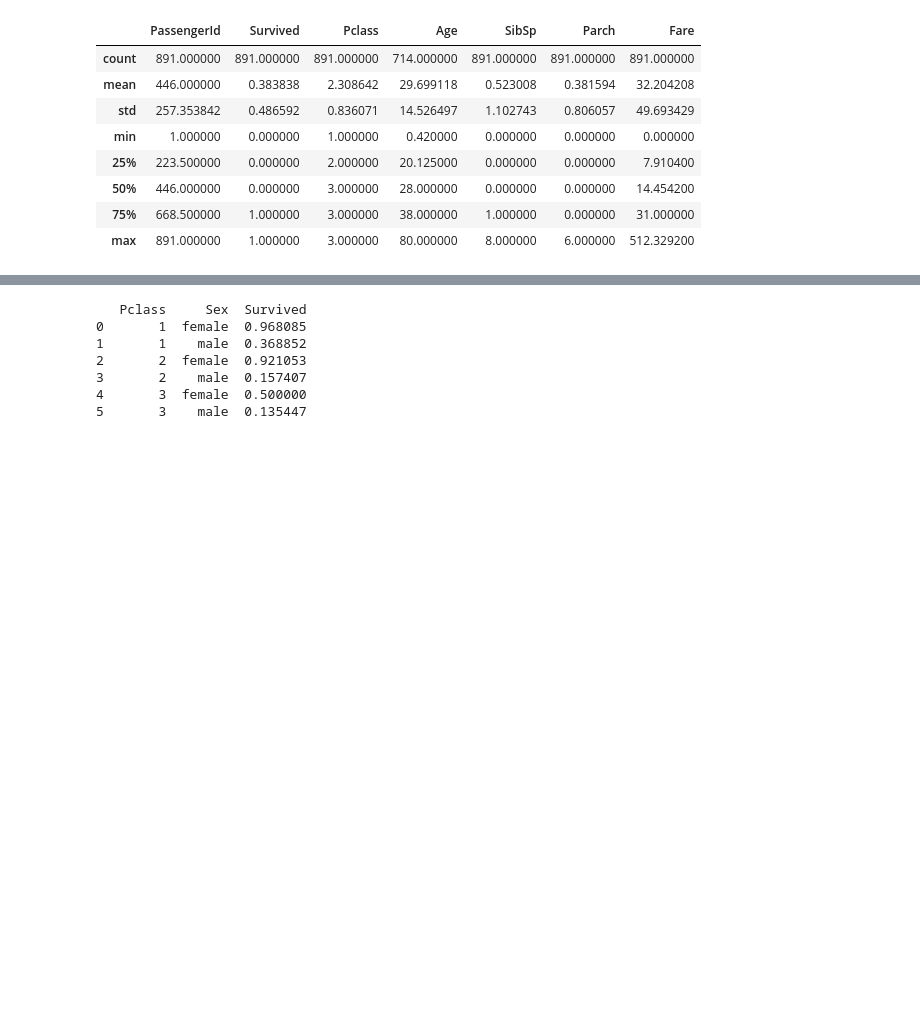
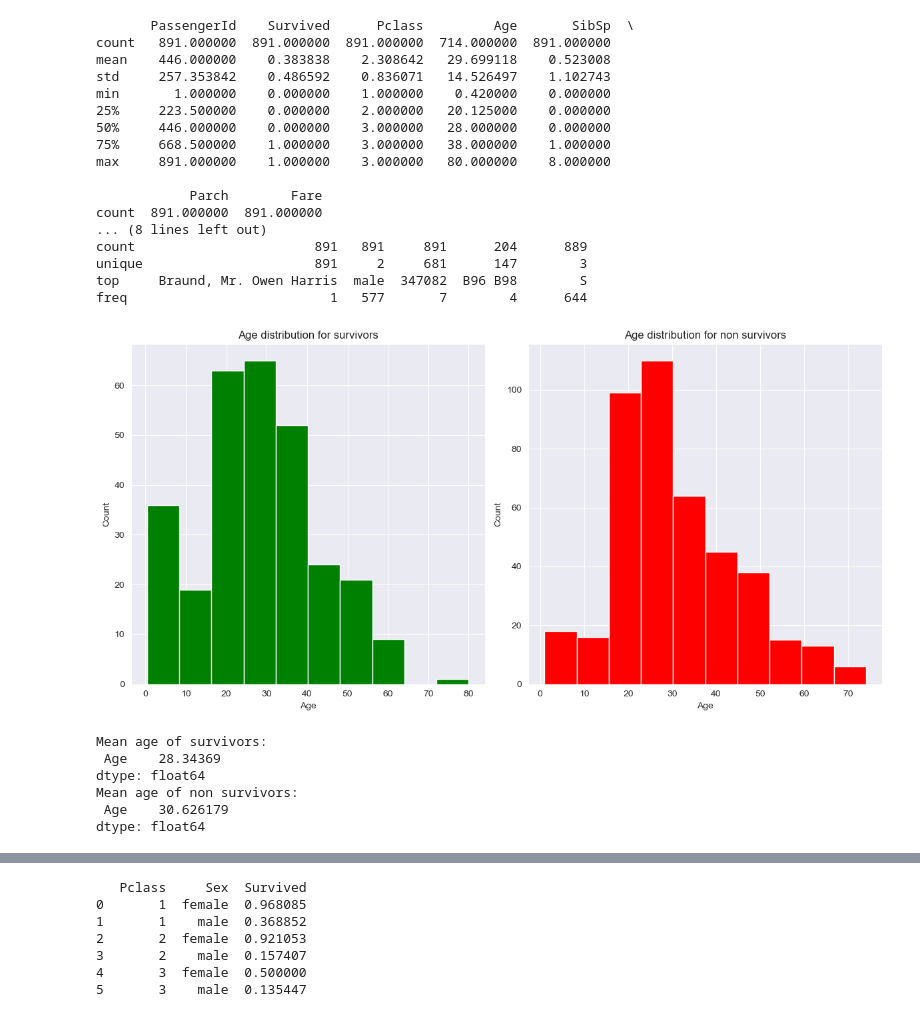
Before and after one commit to filcampos00/ML-titanic, a Jupyter notebook: src/titanic_notebook.ipynb, the cells around one changed output, grey strips where cells are left out. Drawn from its saved outputs; the diff is of its cells as text; code cells hidden in the pictures; blank space fills up the shorter version.

```diff
--- a/src/titanic_notebook.ipynb
+++ b/src/titanic_notebook.ipynb
@@ -99,43 +77,58 @@ KeyError: 'Embarked'
 # %%
 # Get the main statistics of numerical features
-train_df.describe()
-
 # analisar estes dados tipo media de survived
-
-# train_df.describe(include=['O'])
+print(train_df.describe())
+print(train_df.describe(include=['O']))
 # %% [output]
-|  | PassengerId | Survived | Pclass | Age | SibSp | Parch | Fare |
-| count | 891.000000 | 891.000000 | 891.000000 | 714.000000 | 891.000000 | 891.000000 | 891.000000 |
-| mean | 446.000000 | 0.383838 | 2.308642 | 29.699118 | 0.523008 | 0.381594 | 32.204208 |
-| std | 257.353842 | 0.486592 | 0.836071 | 14.526497 | 1.102743 | 0.806057 | 49.693429 |
-| min | 1.000000 | 0.000000 | 1.000000 | 0.420000 | 0.000000 | 0.000000 | 0.000000 |
-| 25% | 223.500000 | 0.000000 | 2.000000 | 20.125000 | 0.000000 | 0.000000 | 7.910400 |
-| 50% | 446.000000 | 0.000000 | 3.000000 | 28.000000 | 0.000000 | 0.000000 | 14.454200 |
-| 75% | 668.500000 | 1.000000 | 3.000000 | 38.000000 | 1.000000 | 0.000000 | 31.000000 |
-| max | 891.000000 | 1.000000 | 3.000000 | 80.000000 | 8.000000 | 6.000000 | 512.329200 |
+       PassengerId    Survived      Pclass         Age       SibSp  \
+count   891.000000  891.000000  891.000000  714.000000  891.000000
+mean    446.000000    0.383838    2.308642   29.699118    0.523008
+std     257.353842    0.486592    0.836071   14.526497    1.102743
+min       1.000000    0.000000    1.000000    0.420000    0.000000
+25%     223.500000    0.000000    2.000000   20.125000    0.000000
+50%     446.000000    0.000000    3.000000   28.000000    0.000000
+75%     668.500000    1.000000    3.000000   38.000000    1.000000
+max     891.000000    1.000000    3.000000   80.000000    8.000000
+
+            Parch        Fare
+count  891.000000  891.000000
+... (8 lines left out)
+count                       891   891     891      204      889
+unique                      891     2     681      147        3
+top     Braund, Mr. Owen Harris  male  347082  B96 B98        S
+freq                          1   577       7        4      644
 # %%
 # survivors and non survivors by age
-# survived_df = train_df[train_df['Survived'] == 1][['Age']]
-# not_survived_df = train_df[train_df['Survived'] == 0][['Age']]
-#
-# plt.figure(figsize=(12, 6))
-#
-# plt.subplot(1,2,1)
-# plt.hist(survived_df['Age'].dropna(), color='green')
-# plt.title('Age distribution for survivors')
-# plt.xlabel('Age')
-# plt.ylabel('Count')
-#
-# plt.subplot(1, 2, 2)
-# plt.hist(not_survived_df['Age'].dropna(), color='red')
-# plt.title('Age distribution for non survivors')
-# plt.xlabel('Age')
-# plt.ylabel('Count')
-#
-# plt.tight_layout()
-# plt.show()
+survived_df = train_df[train_df['Survived'] == 1][['Age']]
+not_survived_df = train_df[train_df['Survived'] == 0][['Age']]
 
+plt.figure(figsize=(12, 6))
 
+plt.subplot(1, 2, 1)
+plt.hist(survived_df['Age'].dropna(), color='green')
+plt.title('Age distribution for survivors')
+plt.xlabel('Age')
+plt.ylabel('Count')
+
+plt.subplot(1, 2, 2)
+plt.hist(not_survived_df['Age'].dropna(), color='red')
+plt.title('Age distribution for non survivors')
+plt.xlabel('Age')
+plt.ylabel('Count')
+
+plt.tight_layout()
+plt.show()
+
+print('Mean age of survivors:\n', survived_df.mean())
+print('Mean age of non survivors:\n', not_survived_df.mean())
 # Most passengers are in 15-35 age range.
 # Children had high survival rate
+# %% [output]
+[figure, added]
+Mean age of survivors:
+ Age    28.34369
+dtype: float64
+Mean age of non survivors:
+ Age    30.626179
+dtype: float64
 # %%
```
Also changed, not shown: parts of 19 cells of this notebook.
